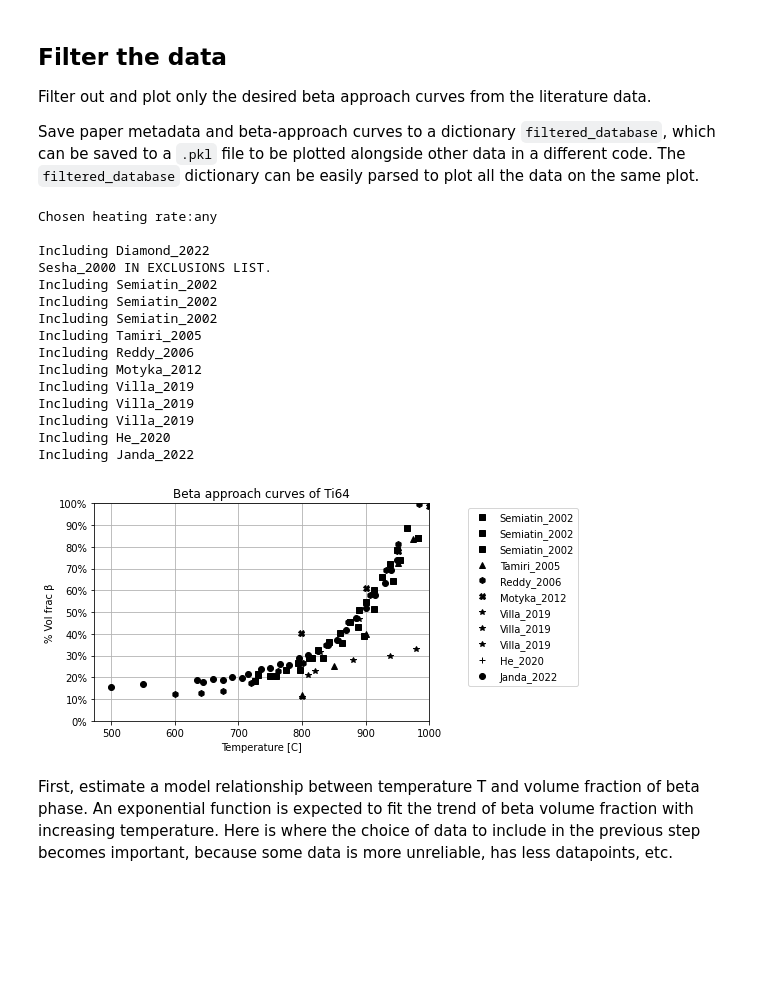
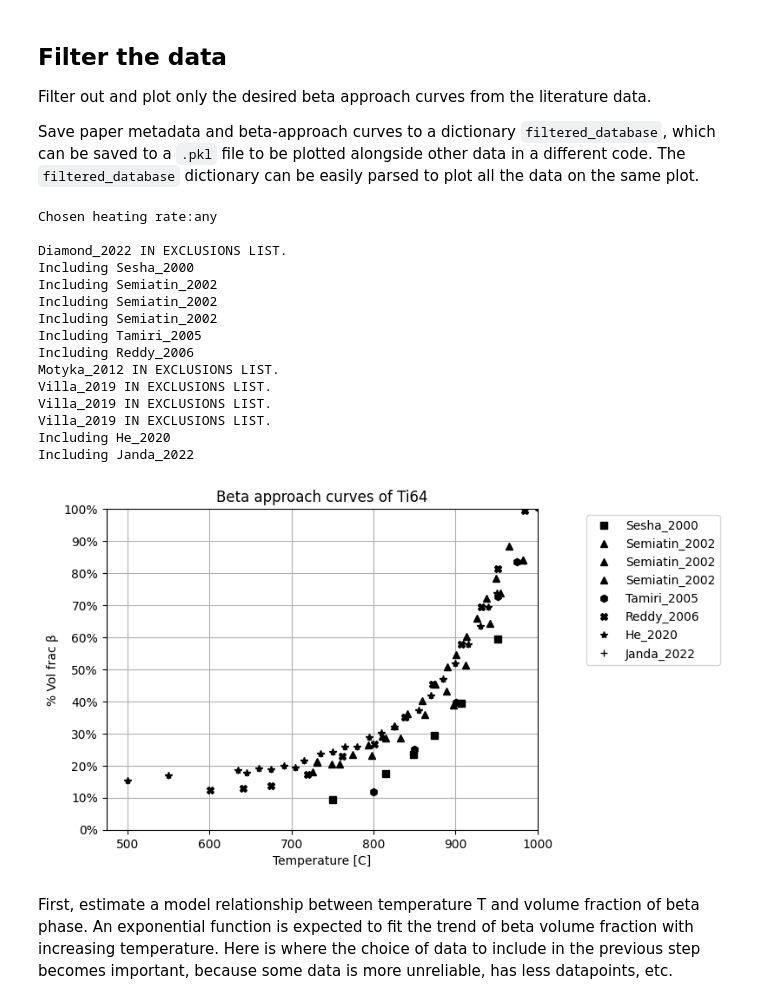
Before and after one commit to RoryAtBar/Ti64-statistical-modelling, a Jupyter notebook: Beta-approach_curves/Beta-approach_curve_plotter.ipynb, the cells around one changed output. Drawn from its saved outputs; the diff is of its cells as text; code cells hidden in the pictures; blank space fills up the shorter version.

```diff
--- a/Beta-approach_curves/Beta-approach_curve_plotter.ipynb
+++ b/Beta-approach_curves/Beta-approach_curve_plotter.ipynb
@@ -57,36 +60,36 @@ parameters = {                                  # USER OPTIONS GUIDE
               'Strain_rate_s-1' : 'any',         # float in /s or 'any' as str
               'In_situ_heating' : 'any',         # 'induction', 'gleeble' or 'any' as str
 
-              'exclusions' : ['Sesha_2000']    # dataset keys to exclude (empty if none)
+              'exclusions' : ['Diamond_2022', 'Villa_2019', 'Motyka_2012']    # dataset keys to exclude (empty if none)
              }
 
 
 # Filter beta approach curve data by def params:
-filtered_databasebase = curve_filter(database, parameters);
+filtered_database = curve_filter(database, parameters);
 # %% [output]
 Chosen heating rate:any
 
-Including Diamond_2022
-Sesha_2000 IN EXCLUSIONS LIST.
+Diamond_2022 IN EXCLUSIONS LIST.
+Including Sesha_2000
 Including Semiatin_2002
 Including Semiatin_2002
 Including Semiatin_2002
 Including Tamiri_2005
 Including Reddy_2006
-Including Motyka_2012
-Including Villa_2019
-Including Villa_2019
-Including Villa_2019
+Motyka_2012 IN EXCLUSIONS LIST.
+Villa_2019 IN EXCLUSIONS LIST.
+Villa_2019 IN EXCLUSIONS LIST.
+Villa_2019 IN EXCLUSIONS LIST.
 Including He_2020
 Including Janda_2022
 # %%
 %matplotlib inline
 
-curve_plotter(filtered_databasebase)
+curve_plotter(filtered_database)
 
-pickle.dump(filtered_databasebase, open('beta-approach_curves.pkl', 'wb'))
+pickle.dump(filtered_database, open('beta-approach_curves.pkl', 'wb'))
 # %% [output]
-[figure, old version]
+[figure, new version]
 # %% [markdown]
 First, estimate a model relationship between temperature T and volume fraction of beta phase.
 An exponential function is expected to fit the trend of beta volume fraction with increasing temperature.
```
Also changed, not shown: parts of 11 cells of this notebook, 2 other files.
